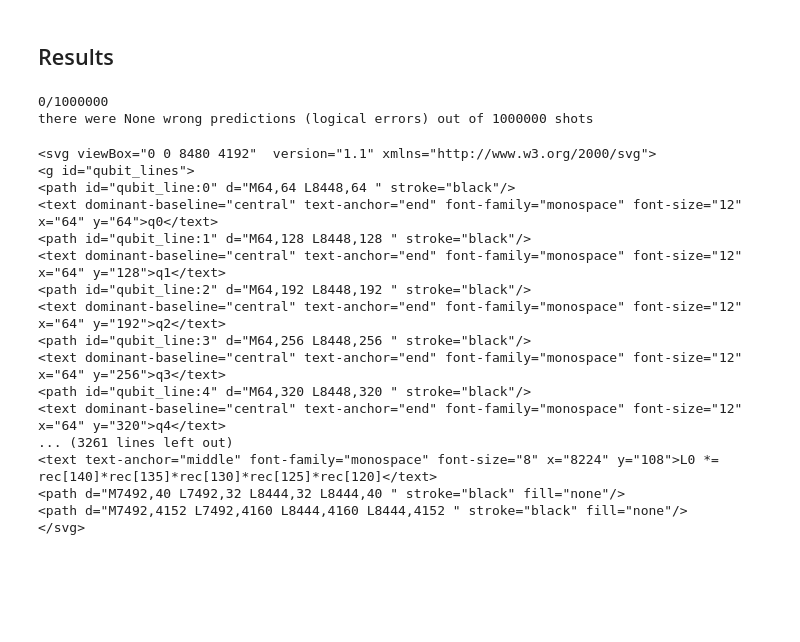
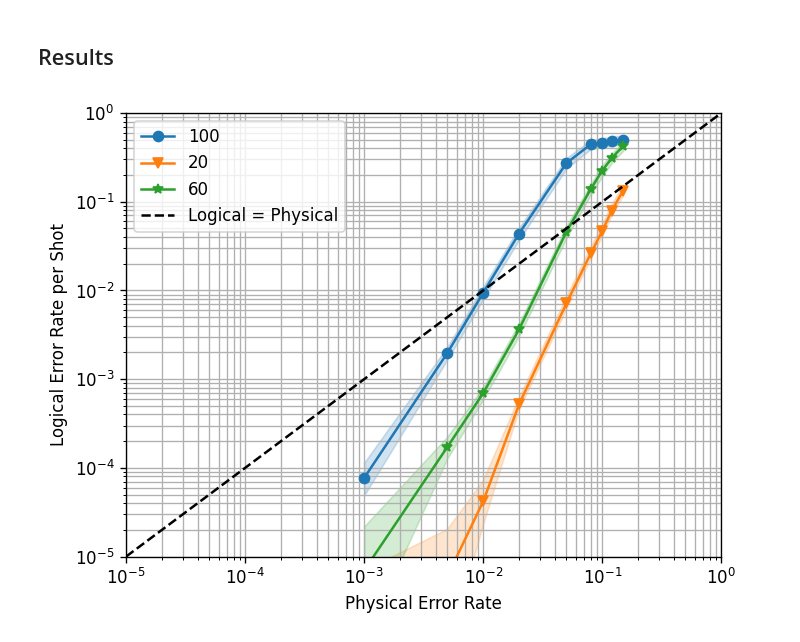
Before and after one commit to DanieleSalvi2810/QPFL_Hackathon_2026_Alice_and_Bob_Quantum_Icing, a Jupyter notebook: team-quantum_icing/core/LDPC_homemade.ipynb, the cells around one changed output. Drawn from its saved outputs; the diff is of its cells as text; code cells hidden in the pictures; blank space fills up the shorter version.

```diff
--- a/team-quantum_icing/core/LDPC_homemade.ipynb
+++ b/team-quantum_icing/core/LDPC_homemade.ipynb
@@ -141,41 +149,28 @@ data : [0, 1, 2, 3, 4, 5, 6, 7, 8, 9, 10, 11]  anc: [12, 13, 14]
 # %% [markdown]
 ## Results
-# %%
-num_shots = 1_000_000
-num_logical_errors = count_logical_errors(circuit, num_shots)
-print("there were", num_logical_errors, "wrong predictions (logical errors) out of", num_shots, "shots")
-# %% [output]
-0/1000000
-there were None wrong predictions (logical errors) out of 1000000 shots
-# %%
-num_shots = 100
-d = 5
-p = 0.007
-circuit = stim.Circuit.generated(
-    "surface_code:rotated_memory_x",
-    rounds=d,
-    distance=d,
-    before_round_data_depolarization=p,
-    before_measure_flip_probability=p,
-    after_reset_flip_probability=p,
-    after_clifford_depolarization=p
-)
-circuit.diagram('timeline-svg')
-# %% [output]
-<svg viewBox="0 0 8480 4192"  version="1.1" xmlns="http://www.w3.org/2000/svg">
-<g id="qubit_lines">
-<path id="qubit_line:0" d="M64,64 L8448,64 " stroke="black"/>
-<text dominant-baseline="central" text-anchor="end" font-family="monospace" font-size="12" x="64" y="64">q0</text>
-<path id="qubit_line:1" d="M64,128 L8448,128 " stroke="black"/>
-<text dominant-baseline="central" text-anchor="end" font-family="monospace" font-size="12" x="64" y="128">q1</text>
-<path id="qubit_line:2" d="M64,192 L8448,192 " stroke="black"/>
-<text dominant-baseline="central" text-anchor="end" font-family="monospace" font-size="12" x="64" y="192">q2</text>
-<path id="qubit_line:3" d="M64,256 L8448,256 " stroke="black"/>
-<text dominant-baseline="central" text-anchor="end" font-family="monospace" font-size="12" x="64" y="256">q3</text>
-<path id="qubit_line:4" d="M64,320 L8448,320 " stroke="black"/>
-<text dominant-baseline="central" text-anchor="end" font-family="monospace" font-size="12" x="64" y="320">q4</text>
-... (3261 lines left out)
-<text text-anchor="middle" font-family="monospace" font-size="8" x="8224" y="108">L0 *= rec[140]*rec[135]*rec[130]*rec[125]*rec[120]</text>
-<path d="M7492,40 L7492,32 L8444,32 L8444,40 " stroke="black" fill="none"/>
-<path d="M7492,4152 L7492,4160 L8444,4160 L8444,4152 " stroke="black" fill="none"/>
-</svg>
+# %%
+import matplotlib.pyplot as plt
+
+fig, ax = plt.subplots(1, 1)
+sinter.plot_error_rate(
+    ax=ax,
+    stats=var_samples,
+    x_func=lambda stats: stats.json_metadata['p'],
+    group_func=lambda stats: stats.json_metadata['d'],
+)
+
+x_vals = np.logspace(-5, 0, 100) # Match the range of your x-axis
+ax.plot(x_vals, x_vals, color='black', linestyle='--', label='Logical = Physical')
+
+ax.set_ylim(1e-5, 1e-0)
+ax.set_xlim(1e-5, 1e-0)
+ax.loglog()
+# ax.set_title("Repetition Code Error Rates (Phenomenological Noise)")
+ax.set_xlabel("Physical Error Rate")
+ax.set_ylabel("Logical Error Rate per Shot")
+ax.grid(which='major')
+ax.grid(which='minor')
+ax.legend()
+fig.set_dpi(120)  # Show it bigger
+# %% [output]
+[figure, added]
```
Also changed, not shown: parts of 9 cells of this notebook.
